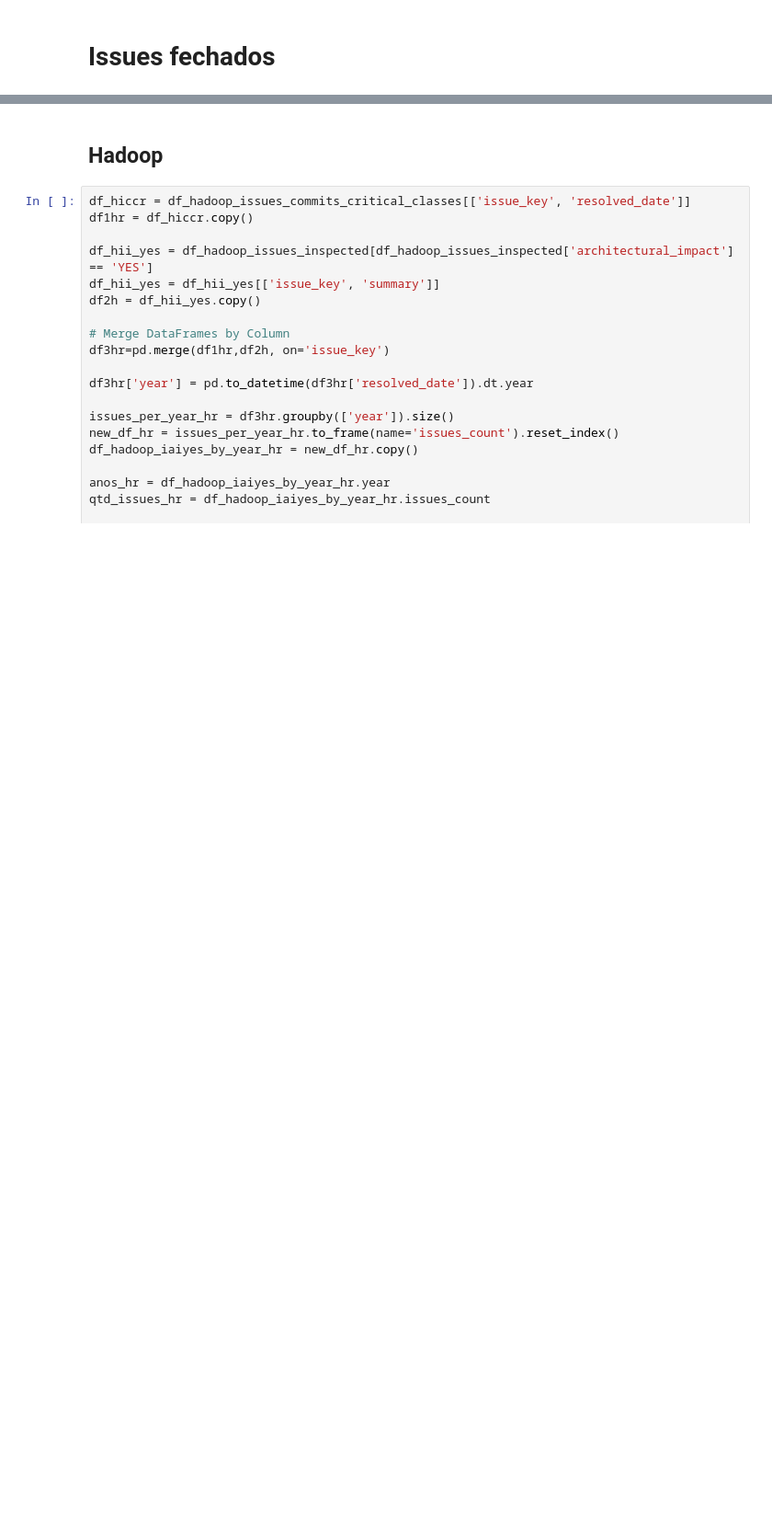
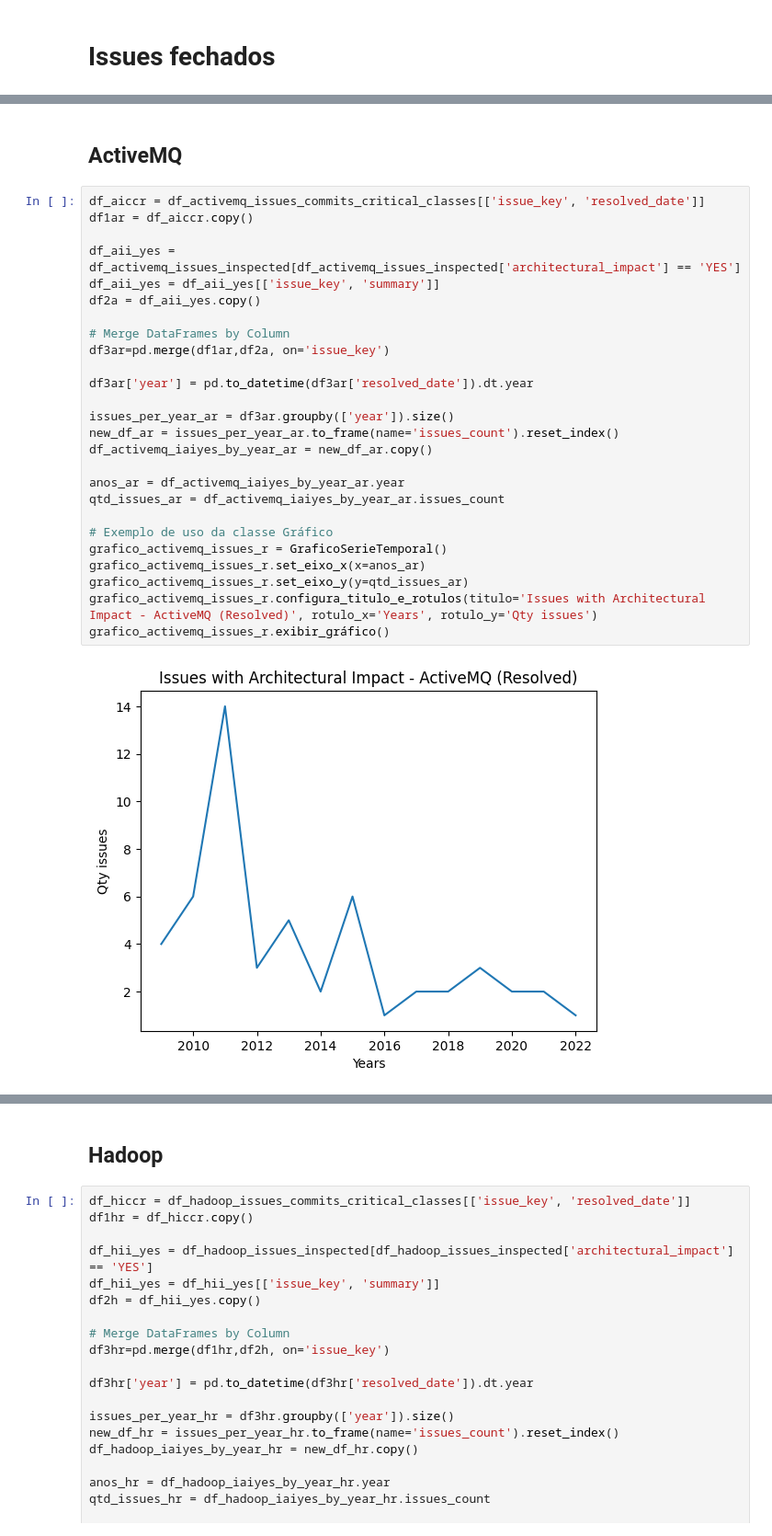
Before and after one commit to armandossrecife/my_validation, a Jupyter notebook: my_comparison.ipynb, the cells around one changed output, grey strips where cells are left out. Shown at 92% size. Cells and saved outputs as stored; diff of their text form; blank space fills up the shorter version.

```diff
--- a/my_comparison.ipynb
+++ b/my_comparison.ipynb
@@ -2282,0 +2310,30 @@ plt.show()  # Display the plot
+# %% [markdown]
+## ActiveMQ
+# %%
+df_aiccr = df_activemq_issues_commits_critical_classes[['issue_key', 'resolved_date']]
+df1ar = df_aiccr.copy()
+
+df_aii_yes = df_activemq_issues_inspected[df_activemq_issues_inspected['architectural_impact'] == 'YES']
+df_aii_yes = df_aii_yes[['issue_key', 'summary']]
+df2a = df_aii_yes.copy()
+
+# Merge DataFrames by Column
+df3ar=pd.merge(df1ar,df2a, on='issue_key')
+
+df3ar['year'] = pd.to_datetime(df3ar['resolved_date']).dt.year
+
+issues_per_year_ar = df3ar.groupby(['year']).size()
+new_df_ar = issues_per_year_ar.to_frame(name='issues_count').reset_index()
+df_activemq_iaiyes_by_year_ar = new_df_ar.copy()
+
+anos_ar = df_activemq_iaiyes_by_year_ar.year
+qtd_issues_ar = df_activemq_iaiyes_by_year_ar.issues_count
+
+# Exemplo de uso da classe Gráfico
+grafico_activemq_issues_r = GraficoSerieTemporal()
+grafico_activemq_issues_r.set_eixo_x(x=anos_ar)
+grafico_activemq_issues_r.set_eixo_y(y=qtd_issues_ar)
+grafico_activemq_issues_r.configura_titulo_e_rotulos(titulo='Issues with Architectural Impact - ActiveMQ (Resolved)', rotulo_x='Years', rotulo_y='Qty issues')
+grafico_activemq_issues_r.exibir_gráfico()
+# %% [output]
+[figure, added]
```
Also changed, not shown: parts of 12 cells of this notebook.
